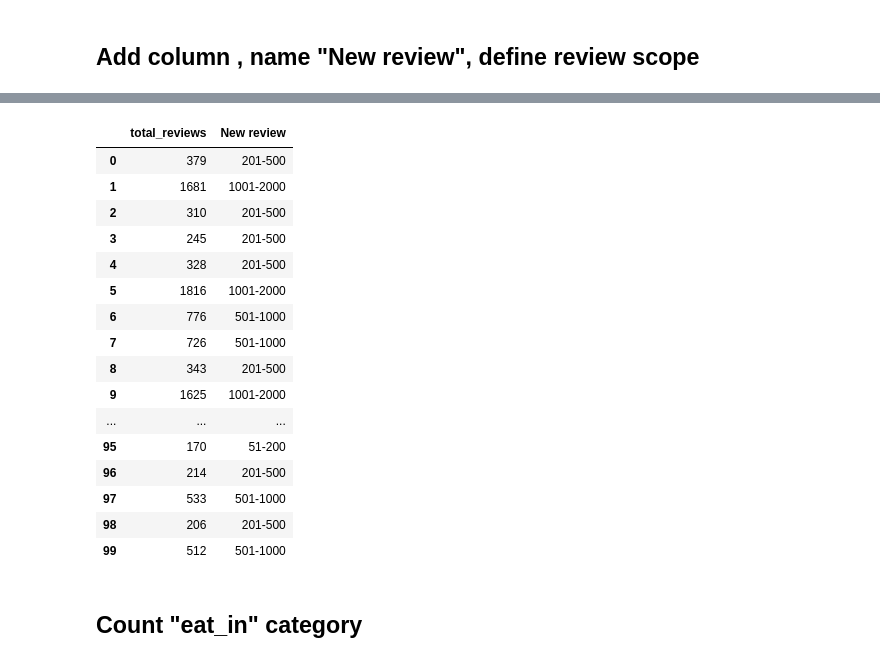
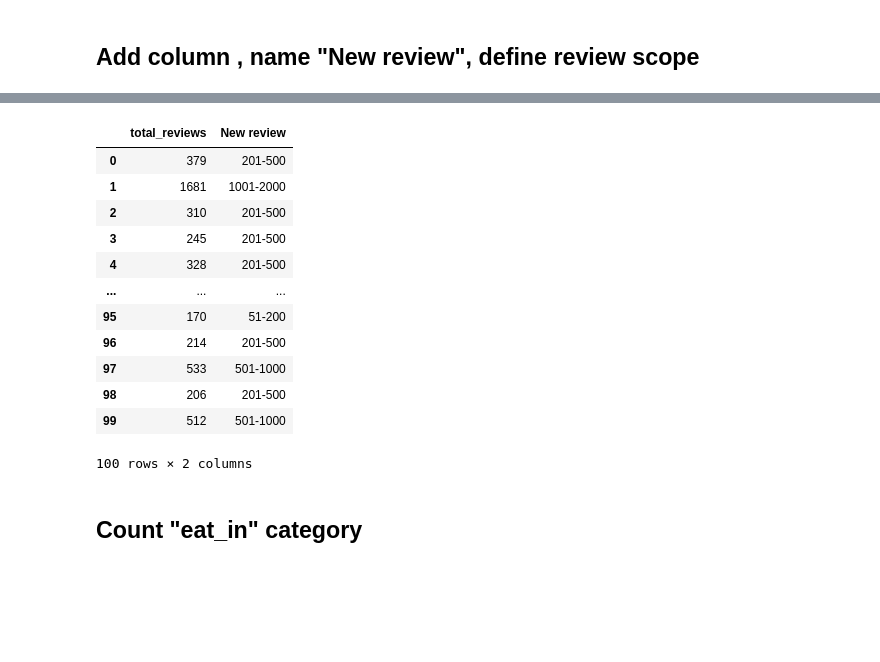
Before and after one commit to DAMA1011/FinalReport, a Jupyter notebook: 餐廳資料二次分析.ipynb, the cells around one changed output, grey strips where cells are left out. Cells and saved outputs as stored; diff of their text form; code cells hidden in the pictures; blank space fills up the shorter version.

```diff
--- a/餐廳資料二次分析.ipynb
+++ b/餐廳資料二次分析.ipynb
@@ -97,26 +92,22 @@ dfFilter.head(100)
 | 98 | https://www.google.com.tw/maps/pl... | 呷火鍋 | 4.3 | 火鍋餐廳 | 206 | NaN | 112台北市北投區石牌路二段97巷8號 | Plus Code: 4G98+4G 北投區 台北市 | ... |
 | 99 | https://www.google.com.tw/maps/pl... | 喜喜鍋HiHiPot北投石牌店淡水線石牌美食小火鍋 | 4.8 | 餐廳 | 512 | NaN | 112台北市北投區石牌路一段99號 | Plus Code: 4G76+JP 北投區 台北市 | ... |
 # %%
-pd.set_option("display.max_rows",100)
+pd.set_option("display.max_rows",20)
 dfFilter[["total_reviews","New review"]].iloc[0:100,:]
 # %% [output]
 |  | total_reviews | New review |
 | 0 | 379 | 201-500 |
 | 1 | 1681 | 1001-2000 |
 | 2 | 310 | 201-500 |
 | 3 | 245 | 201-500 |
 | 4 | 328 | 201-500 |
-| 5 | 1816 | 1001-2000 |
-| 6 | 776 | 501-1000 |
-| 7 | 726 | 501-1000 |
-| 8 | 343 | 201-500 |
-| 9 | 1625 | 1001-2000 |
 | ... | ... | ... |
 | 95 | 170 | 51-200 |
 | 96 | 214 | 201-500 |
 | 97 | 533 | 501-1000 |
 | 98 | 206 | 201-500 |
 | 99 | 512 | 501-1000 |
+100 rows × 2 columns
 # %% [markdown]
 ## Count "eat_in" category
 # %%
```
Also changed, not shown: parts of 6 cells of this notebook.
